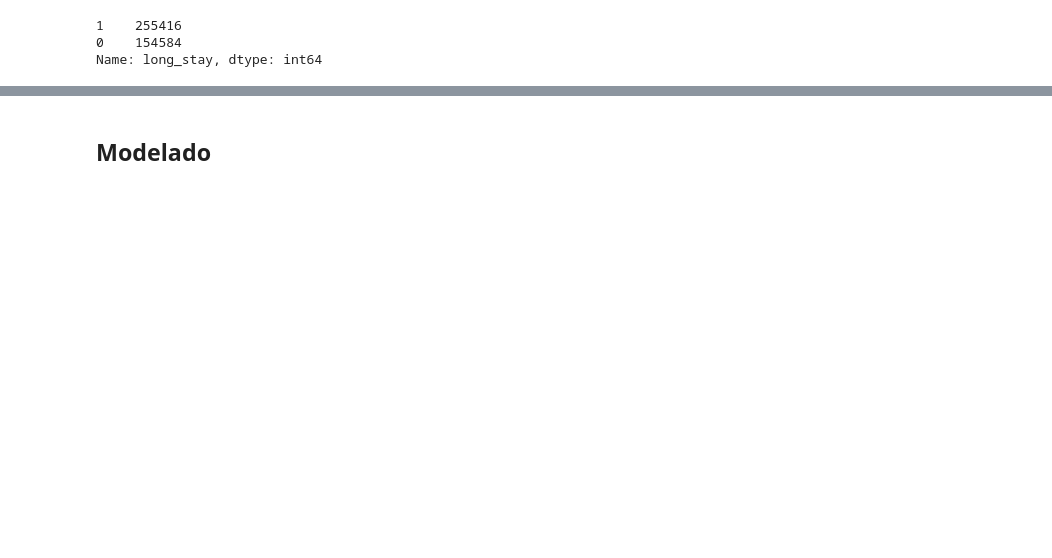
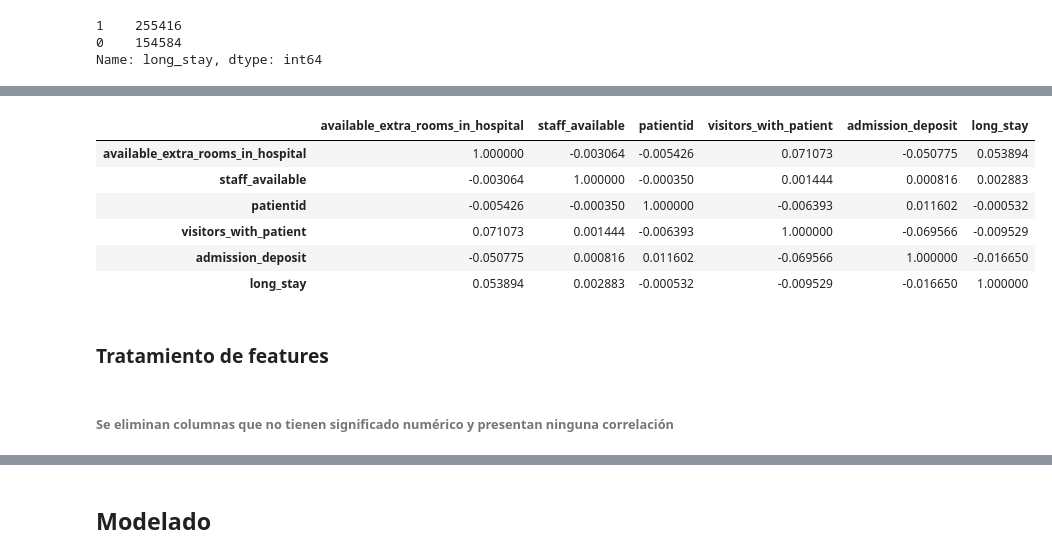
Before and after one commit to fernandezguille/PI02_Machine_Learning-Datathon, a Jupyter notebook: Modelo ML.ipynb, the cells around one changed output, grey strips where cells are left out. Drawn from its saved outputs; the diff is of its cells as text; code cells hidden in the pictures; blank space fills up the shorter version.

```diff
--- a/Modelo ML.ipynb
+++ b/Modelo ML.ipynb
@@ -112,6 +118,8 @@ Test_df.drop_duplicates();
 Train_df['long_stay'] = (Train_df['stay_(in_days)'] > 8)
 Train_df['long_stay'].astype(str).replace({False: 0, True: 1})
 Train_df['long_stay'] = Train_df['long_stay'].astype(int)
+# Dropeamos la columna 'stay_(in_days)' para evitar redundancia
+Train_df.drop(columns='stay_(in_days)', inplace=True);
 # %%
 Train_df.sample(1)
 # %% [output]
@@ -126,0 +160,15 @@ Name: long_stay, dtype: int64
+# %%
+# Evaluamos la correlación con features numéricas
+Train_df.corr()
+# %% [output]
+|  | available_extra_rooms_in_hospital | staff_available | patientid | visitors_with_patient | admission_deposit | long_stay |
+| available_extra_rooms_in_hospital | 1.000000 | -0.003064 | -0.005426 | 0.071073 | -0.050775 | 0.053894 |
+| staff_available | -0.003064 | 1.000000 | -0.000350 | 0.001444 | 0.000816 | 0.002883 |
+| patientid | -0.005426 | -0.000350 | 1.000000 | -0.006393 | 0.011602 | -0.000532 |
+| visitors_with_patient | 0.071073 | 0.001444 | -0.006393 | 1.000000 | -0.069566 | -0.009529 |
+| admission_deposit | -0.050775 | 0.000816 | 0.011602 | -0.069566 | 1.000000 | -0.016650 |
+| long_stay | 0.053894 | 0.002883 | -0.000532 | -0.009529 | -0.016650 | 1.000000 |
+# %% [markdown]
+### Tratamiento de features
+# %% [markdown]
+###### Se eliminan columnas que no tienen significado numérico y presentan ninguna correlación
```
Also changed, not shown: parts of 69 cells of this notebook, 3 other files.
